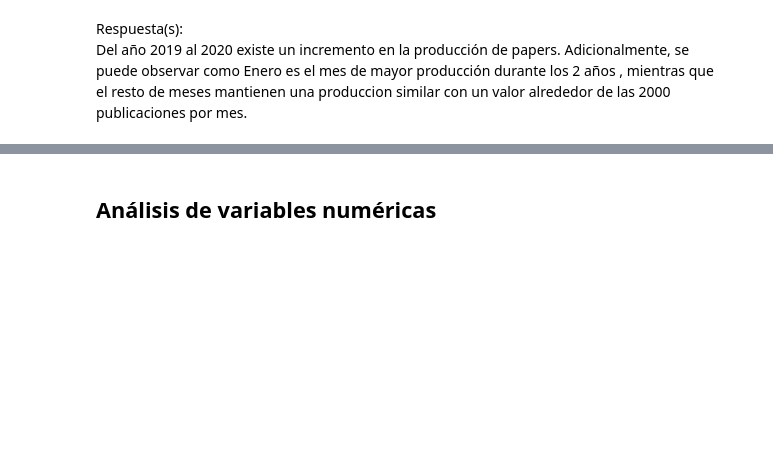
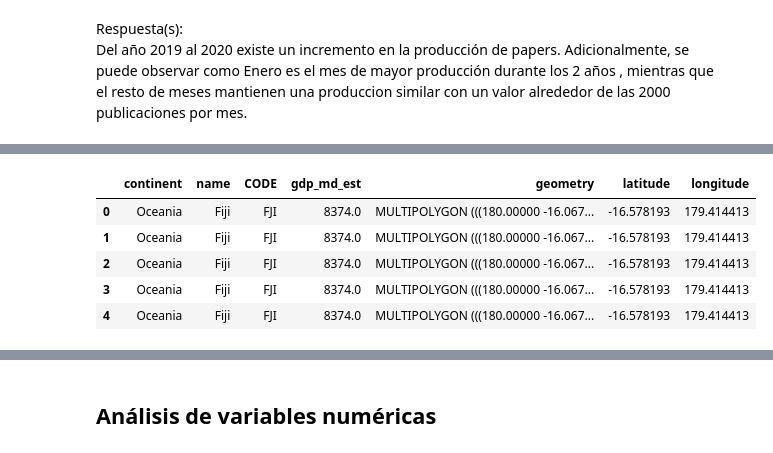
Before and after one commit to epulla/ProyectoCienciaDatos, a Jupyter notebook: AnalisisExploratorio.ipynb, the cells around one changed output, grey strips where cells are left out. Saved outputs shown, nothing was run; the diff lists cells and outputs as text; code cells hidden in the pictures; blank space fills up the shorter version.

```diff
--- a/AnalisisExploratorio.ipynb
+++ b/AnalisisExploratorio.ipynb
@@ -319,0 +385,15 @@ Del año 2019 al 2020 existe un incremento en la producción de papers. Adiciona
+# %%
+import pycountry
+
+def alpha3code(column):
+    CODE=[]
+    for country in column:
+        try:
+            code=pycountry.countries.get(name=country).alpha_3 # .alpha_3 means 3-letter country code
+            CODE.append(code)
+        except:
+            CODE.append('None')
+    return CODE
+# %%
+df_countries['CODE'] = alpha3code(df_countries["affiliation_country"])
+df_countries[["affiliation_country", "CODE"]].head()
@@ -319,0 +423,12 @@ Del año 2019 al 2020 existe un incremento en la producción de papers. Adiciona
+# %%
+# Hacemos un merge con un dataset externo para obtener la latitud y longitud
+location=pd.read_csv('https://raw.githubusercontent.com/melanieshi0120/COVID-19_global_time_series_panel_data/master/data/countries_latitude_longitude.csv')
+merge=merge.merge(location,on='name')
+merge[['continent', 'name', 'CODE', 'gdp_md_est', 'geometry', 'latitude', 'longitude']].head()
+# %% [output]
+|  | continent | name | CODE | gdp_md_est | geometry | latitude | longitude |
+| 0 | Oceania | Fiji | FJI | 8374.0 | MULTIPOLYGON (((180.00000 -16.067... | -16.578193 | 179.414413 |
+| 1 | Oceania | Fiji | FJI | 8374.0 | MULTIPOLYGON (((180.00000 -16.067... | -16.578193 | 179.414413 |
+| 2 | Oceania | Fiji | FJI | 8374.0 | MULTIPOLYGON (((180.00000 -16.067... | -16.578193 | 179.414413 |
+| 3 | Oceania | Fiji | FJI | 8374.0 | MULTIPOLYGON (((180.00000 -16.067... | -16.578193 | 179.414413 |
+| 4 | Oceania | Fiji | FJI | 8374.0 | MULTIPOLYGON (((180.00000 -16.067... | -16.578193 | 179.414413 |
```
Also changed, not shown: parts of 19 cells of this notebook.
